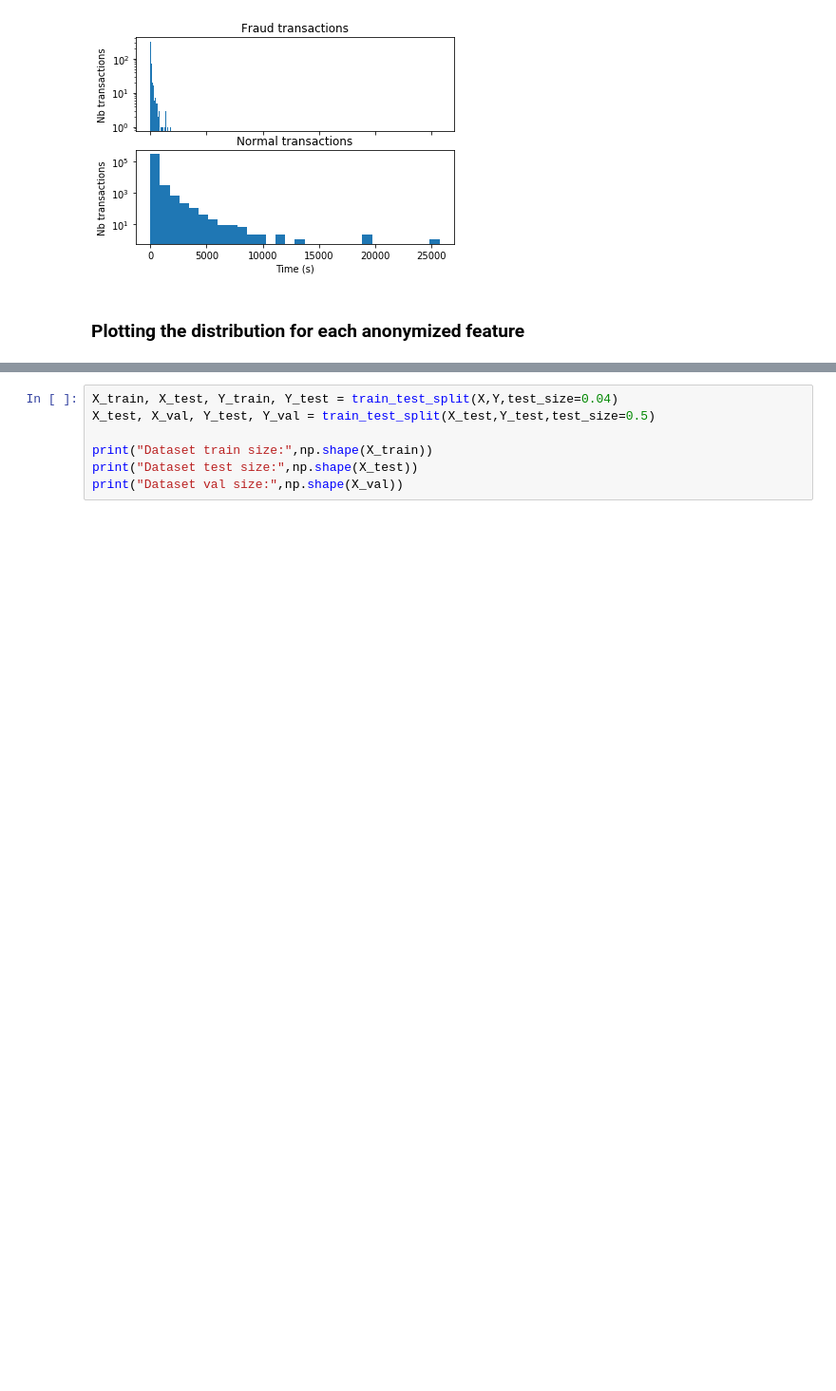
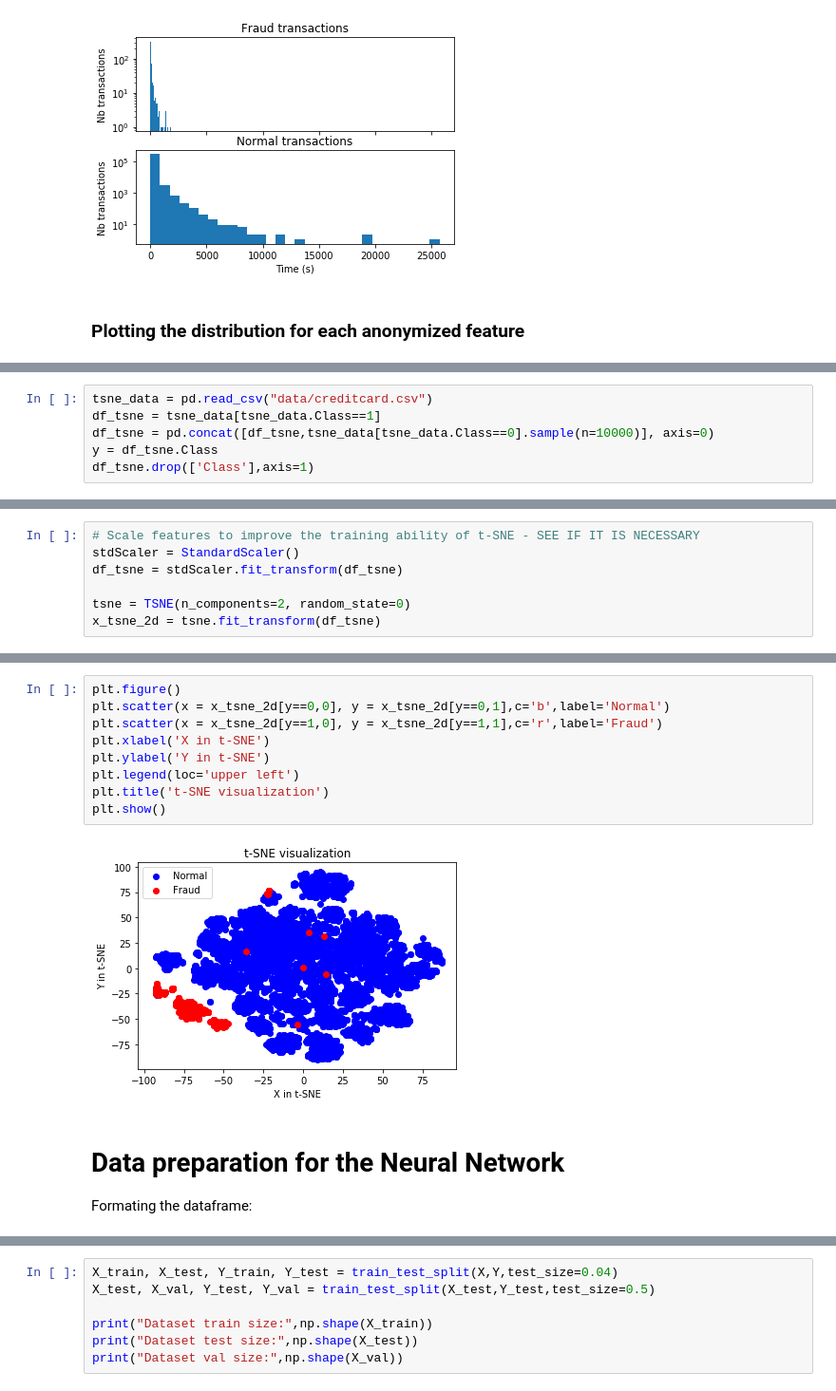
Before and after one commit to JCupe17/AxioFraudDetection, a Jupyter notebook: Fraud_Detection.ipynb, the cells around one changed output, grey strips where cells are left out. Shown: that part at 95% size. Saved outputs shown, nothing was run; the diff lists cells and outputs as text; blank space fills up the shorter version.

```diff
--- a/Fraud_Detection.ipynb
+++ b/Fraud_Detection.ipynb
@@ -206,0 +211,6 @@ Formating the dataframe:
+# %%
+tsne_data = pd.read_csv("data/creditcard.csv")
+df_tsne = tsne_data[tsne_data.Class==1]
+df_tsne = pd.concat([df_tsne,tsne_data[tsne_data.Class==0].sample(n=10000)], axis=0)
+y = df_tsne.Class
+df_tsne.drop(['Class'],axis=1)
@@ -206,0 +236,7 @@ Formating the dataframe:
+# %%
+# Scale features to improve the training ability of t-SNE - SEE IF IT IS NECESSARY
+stdScaler = StandardScaler()
+df_tsne = stdScaler.fit_transform(df_tsne)
+
+tsne = TSNE(n_components=2, random_state=0)
+x_tsne_2d = tsne.fit_transform(df_tsne)
@@ -207 +261,16 @@ Formating the dataframe:
+# %%
+plt.figure()
+plt.scatter(x = x_tsne_2d[y==0,0], y = x_tsne_2d[y==0,1],c='b',label='Normal')
+plt.scatter(x = x_tsne_2d[y==1,0], y = x_tsne_2d[y==1,1],c='r',label='Fraud')
+plt.xlabel('X in t-SNE')
+plt.ylabel('Y in t-SNE')
+plt.legend(loc='upper left')
+plt.title('t-SNE visualization')
+plt.show()
+# %% [output]
+[figure, added]
+# %% [markdown]
+<h1>Data preparation for the Neural Network</h1>
+
+Formating the dataframe:
 # %%
```
Also changed, not shown: parts of 25 cells of this notebook.
